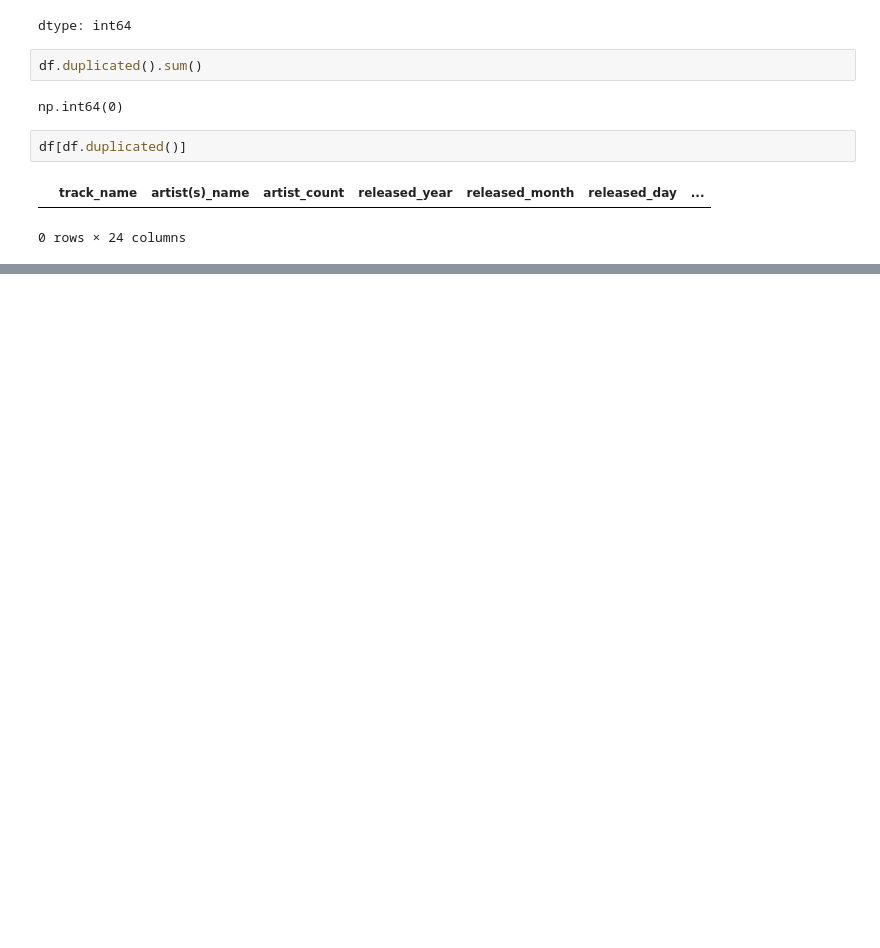
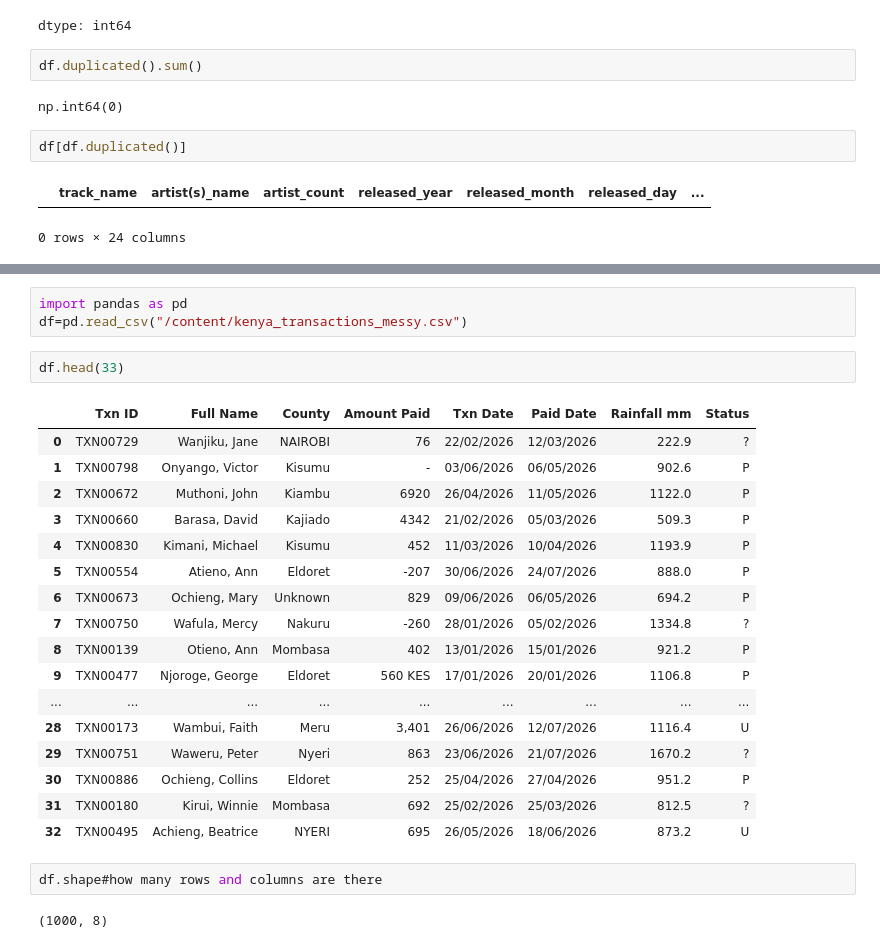
Before and after one commit to victoriairungu99-creator/CDAV-course, a Jupyter notebook: Day_9_week_2_Thursday_Pandas.ipynb, the cells around one changed output, grey strips where cells are left out. Drawn from its saved outputs; the diff is of its cells as text; blank space fills up the shorter version.

```diff
--- a/Day_9_week_2_Thursday_Pandas.ipynb
+++ b/Day_9_week_2_Thursday_Pandas.ipynb
@@ -379,0 +427,27 @@ df[df.duplicated()]
+# %%
+import pandas as pd
+df=pd.read_csv("/content/kenya_transactions_messy.csv")
+# %%
+df.head(33)
+# %% [output]
+|  | Txn ID | Full Name | County | Amount Paid | Txn Date | Paid Date | Rainfall mm | Status |
+| 0 | TXN00729 | Wanjiku, Jane | NAIROBI | 76 | 22/02/2026 | 12/03/2026 | 222.9 | ? |
+| 1 | TXN00798 | Onyango, Victor | Kisumu | - | 03/06/2026 | 06/05/2026 | 902.6 | P |
+| 2 | TXN00672 | Muthoni, John | Kiambu | 6920 | 26/04/2026 | 11/05/2026 | 1122.0 | P |
+| 3 | TXN00660 | Barasa, David | Kajiado | 4342 | 21/02/2026 | 05/03/2026 | 509.3 | P |
+| 4 | TXN00830 | Kimani, Michael | Kisumu | 452 | 11/03/2026 | 10/04/2026 | 1193.9 | P |
+| 5 | TXN00554 | Atieno, Ann | Eldoret | -207 | 30/06/2026 | 24/07/2026 | 888.0 | P |
+| 6 | TXN00673 | Ochieng, Mary | Unknown | 829 | 09/06/2026 | 06/05/2026 | 694.2 | P |
+| 7 | TXN00750 | Wafula, Mercy | Nakuru | -260 | 28/01/2026 | 05/02/2026 | 1334.8 | ? |
+| 8 | TXN00139 | Otieno, Ann | Mombasa | 402 | 13/01/2026 | 15/01/2026 | 921.2 | P |
+| 9 | TXN00477 | Njoroge, George | Eldoret | 560 KES | 17/01/2026 | 20/01/2026 | 1106.8 | P |
+| ... | ... | ... | ... | ... | ... | ... | ... | ... |
+| 28 | TXN00173 | Wambui, Faith | Meru | 3,401 | 26/06/2026 | 12/07/2026 | 1116.4 | U |
+| 29 | TXN00751 | Waweru, Peter | Nyeri | 863 | 23/06/2026 | 21/07/2026 | 1670.2 | ? |
+| 30 | TXN00886 | Ochieng, Collins | Eldoret | 252 | 25/04/2026 | 27/04/2026 | 951.2 | P |
+| 31 | TXN00180 | Kirui, Winnie | Mombasa | 692 | 25/02/2026 | 25/03/2026 | 812.5 | ? |
+| 32 | TXN00495 | Achieng, Beatrice | NYERI | 695 | 26/05/2026 | 18/06/2026 | 873.2 | U |
+# %%
+df.shape#how many rows and columns are there
+# %% [output]
+(1000, 8)
```
Also changed, not shown: parts of 27 cells of this notebook.
